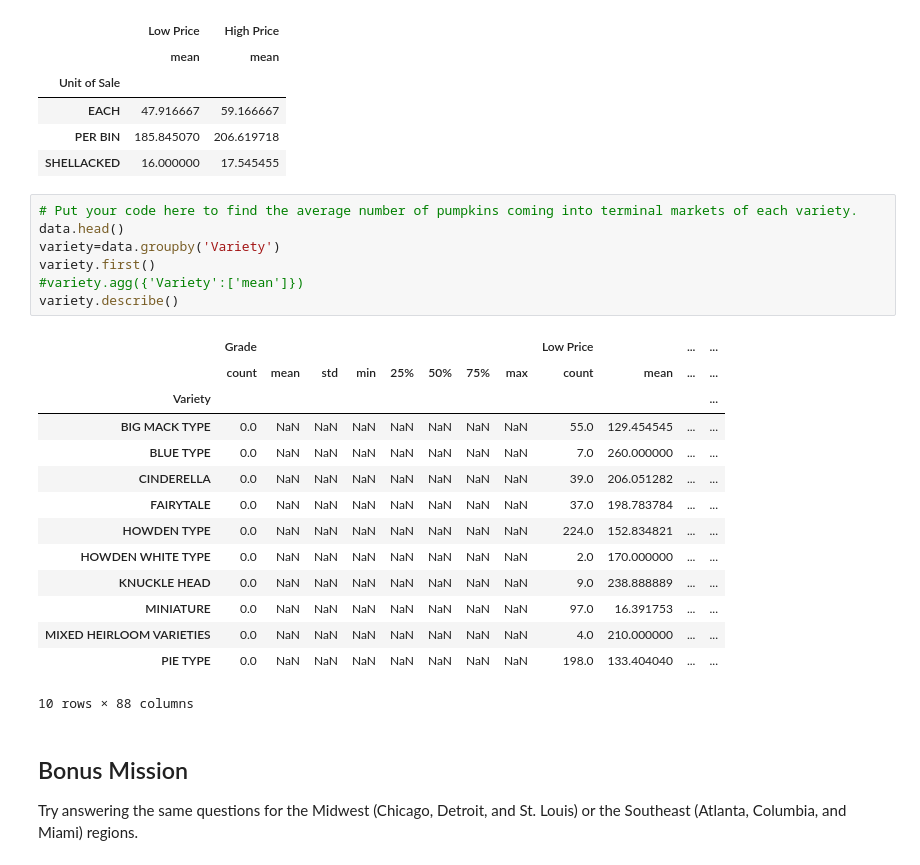
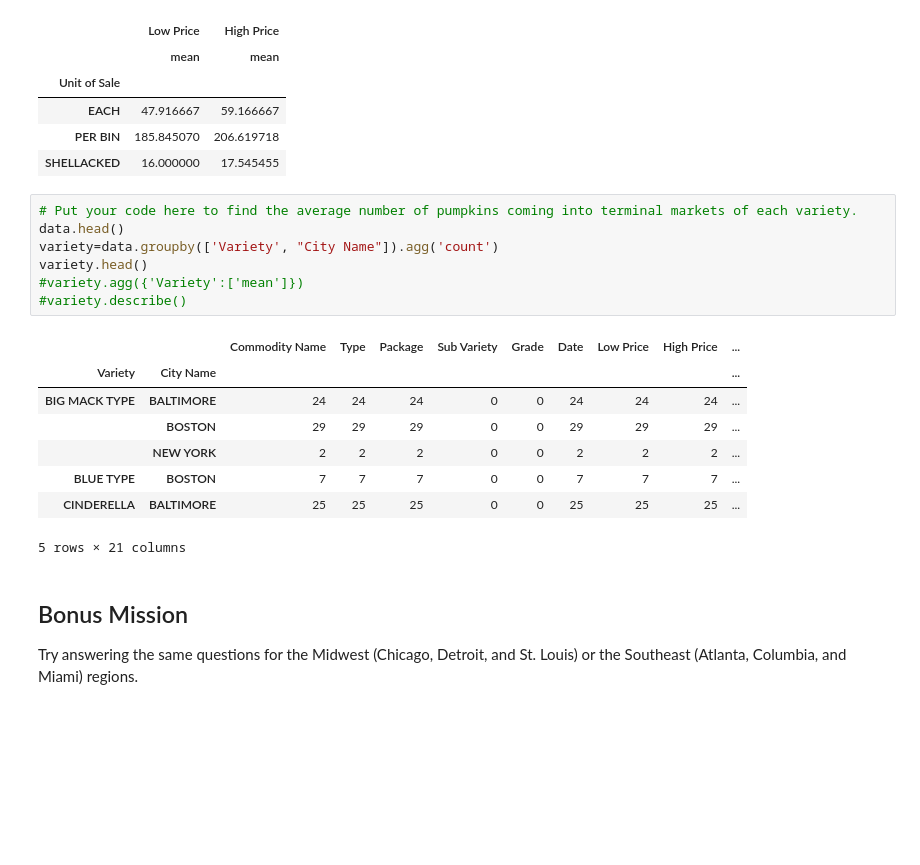
Before and after one commit to herediamichelle/data-manipulation, a Jupyter notebook: Data Manipulation Studio.ipynb, the cells around one changed output. Drawn from its saved outputs; the diff is of its cells as text; blank space fills up the shorter version.

```diff
--- a/Data Manipulation Studio.ipynb
+++ b/Data Manipulation Studio.ipynb
@@ -170,25 +170,19 @@ unit.agg({'Low Price': ['mean'], 'High Price':['mean']})
 # %%
 # Put your code here to find the average number of pumpkins coming into terminal markets of each variety.
 data.head()
-variety=data.groupby('Variety')
-variety.first()
+variety=data.groupby(['Variety', "City Name"]).agg('count')
+variety.head()
 #variety.agg({'Variety':['mean']})
-variety.describe()
+#variety.describe()
 # %% [output]
-|  | Grade |  |  |  |  |  |  |  | Low Price |  | ... | ... |
-|  | count | mean | std | min | 25% | 50% | 75% | max | count | mean | ... | ... |
-| Variety |  |  |  |  |  |  |  |  |  |  |  | ... |
-| BIG MACK TYPE | 0.0 | NaN | NaN | NaN | NaN | NaN | NaN | NaN | 55.0 | 129.454545 | ... | ... |
-| BLUE TYPE | 0.0 | NaN | NaN | NaN | NaN | NaN | NaN | NaN | 7.0 | 260.000000 | ... | ... |
-| CINDERELLA | 0.0 | NaN | NaN | NaN | NaN | NaN | NaN | NaN | 39.0 | 206.051282 | ... | ... |
-| FAIRYTALE | 0.0 | NaN | NaN | NaN | NaN | NaN | NaN | NaN | 37.0 | 198.783784 | ... | ... |
-| HOWDEN TYPE | 0.0 | NaN | NaN | NaN | NaN | NaN | NaN | NaN | 224.0 | 152.834821 | ... | ... |
-| HOWDEN WHITE TYPE | 0.0 | NaN | NaN | NaN | NaN | NaN | NaN | NaN | 2.0 | 170.000000 | ... | ... |
-| KNUCKLE HEAD | 0.0 | NaN | NaN | NaN | NaN | NaN | NaN | NaN | 9.0 | 238.888889 | ... | ... |
-| MINIATURE | 0.0 | NaN | NaN | NaN | NaN | NaN | NaN | NaN | 97.0 | 16.391753 | ... | ... |
-| MIXED HEIRLOOM VARIETIES | 0.0 | NaN | NaN | NaN | NaN | NaN | NaN | NaN | 4.0 | 210.000000 | ... | ... |
-| PIE TYPE | 0.0 | NaN | NaN | NaN | NaN | NaN | NaN | NaN | 198.0 | 133.404040 | ... | ... |
+|  |  | Commodity Name | Type | Package | Sub Variety | Grade | Date | Low Price | High Price | ... |
+| Variety | City Name |  |  |  |  |  |  |  |  | ... |
+| BIG MACK TYPE | BALTIMORE | 24 | 24 | 24 | 0 | 0 | 24 | 24 | 24 | ... |
+|  | BOSTON | 29 | 29 | 29 | 0 | 0 | 29 | 29 | 29 | ... |
+|  | NEW YORK | 2 | 2 | 2 | 0 | 0 | 2 | 2 | 2 | ... |
+| BLUE TYPE | BOSTON | 7 | 7 | 7 | 0 | 0 | 7 | 7 | 7 | ... |
+| CINDERELLA | BALTIMORE | 25 | 25 | 25 | 0 | 0 | 25 | 25 | 25 | ... |
-10 rows × 88 columns
+5 rows × 21 columns
 # %% [markdown]
 ## Bonus Mission
 
```
